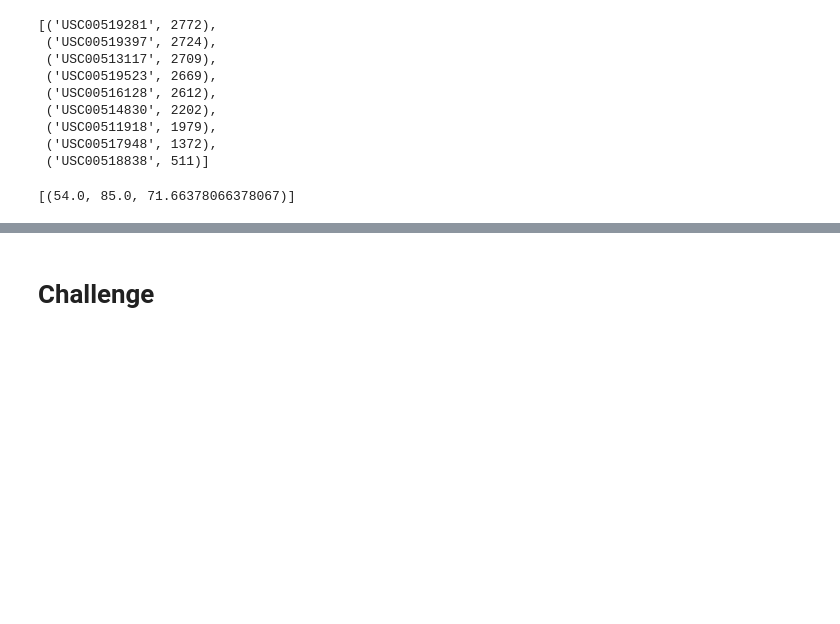
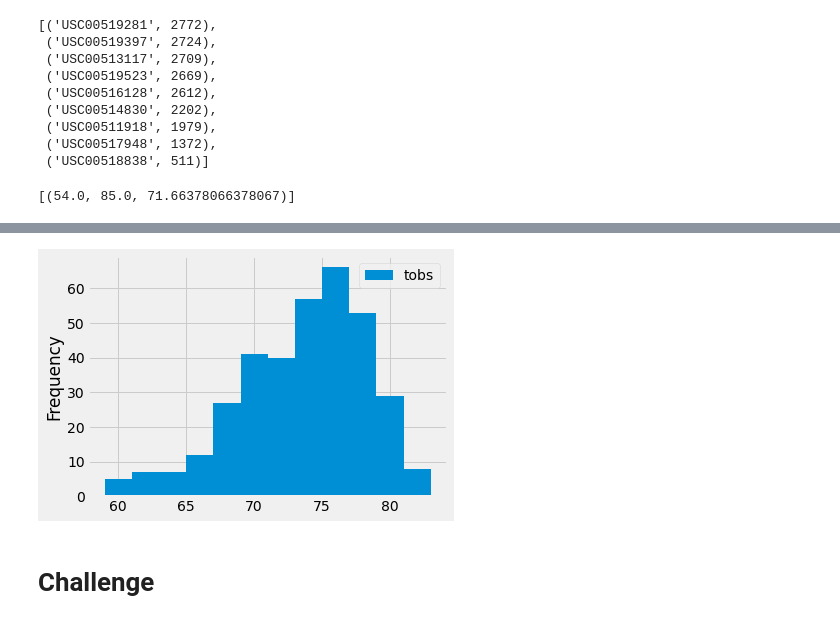
Before and after one commit to bknowlton2401/SurfsUp_Challenge, a Jupyter notebook: climate_analysis.ipynb, the cells around one changed output, grey strips where cells are left out. Saved outputs shown, nothing was run; the diff lists cells and outputs as text; code cells hidden in the pictures; blank space fills up the shorter version.

```diff
--- a/climate_analysis.ipynb
+++ b/climate_analysis.ipynb
@@ -146,5 +147,9 @@ print(df)
 # %%
 # Write a function called `calc_temps` that will accept start date and end date in the format '%Y-%m-%d'
 # and return the minimum, average, and maximum temperatures for that range of dates
+df.plot.hist(bins=12)
+plt.tight_layout()
+# %% [output]
+[figure, added]
 # %% [markdown]
 # Challenge
```
Also changed, not shown: parts of 9 cells of this notebook.
